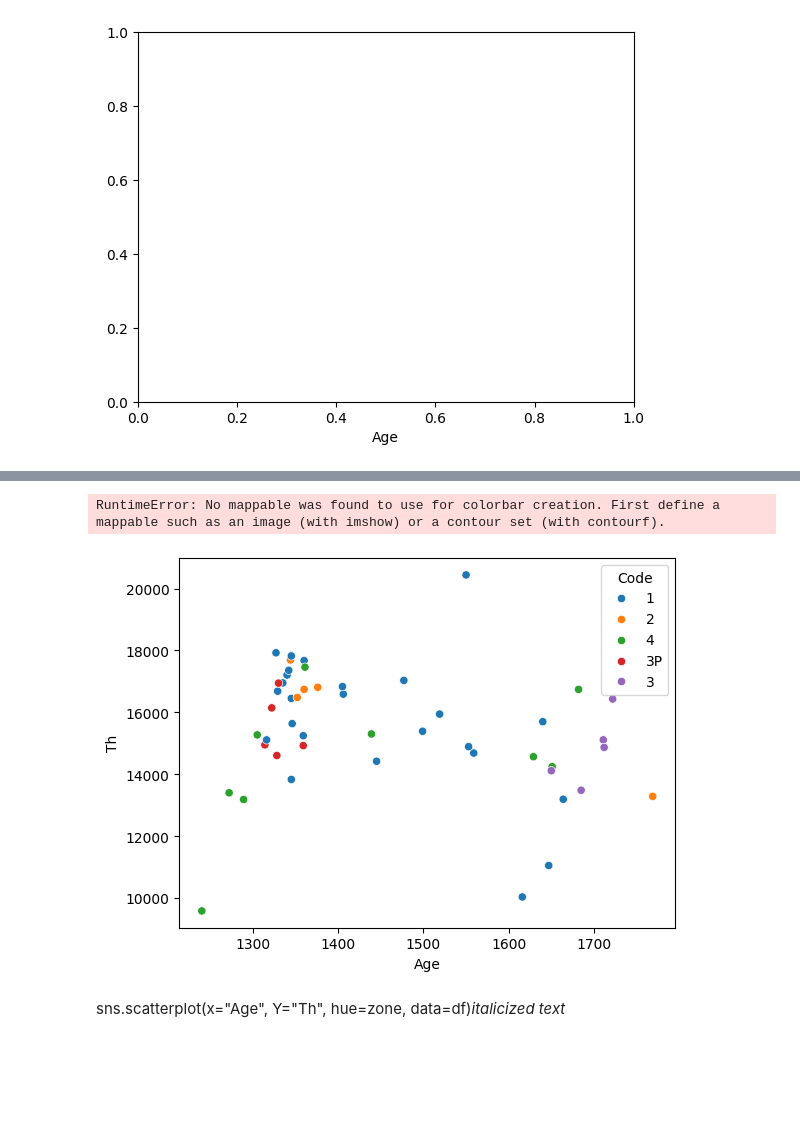
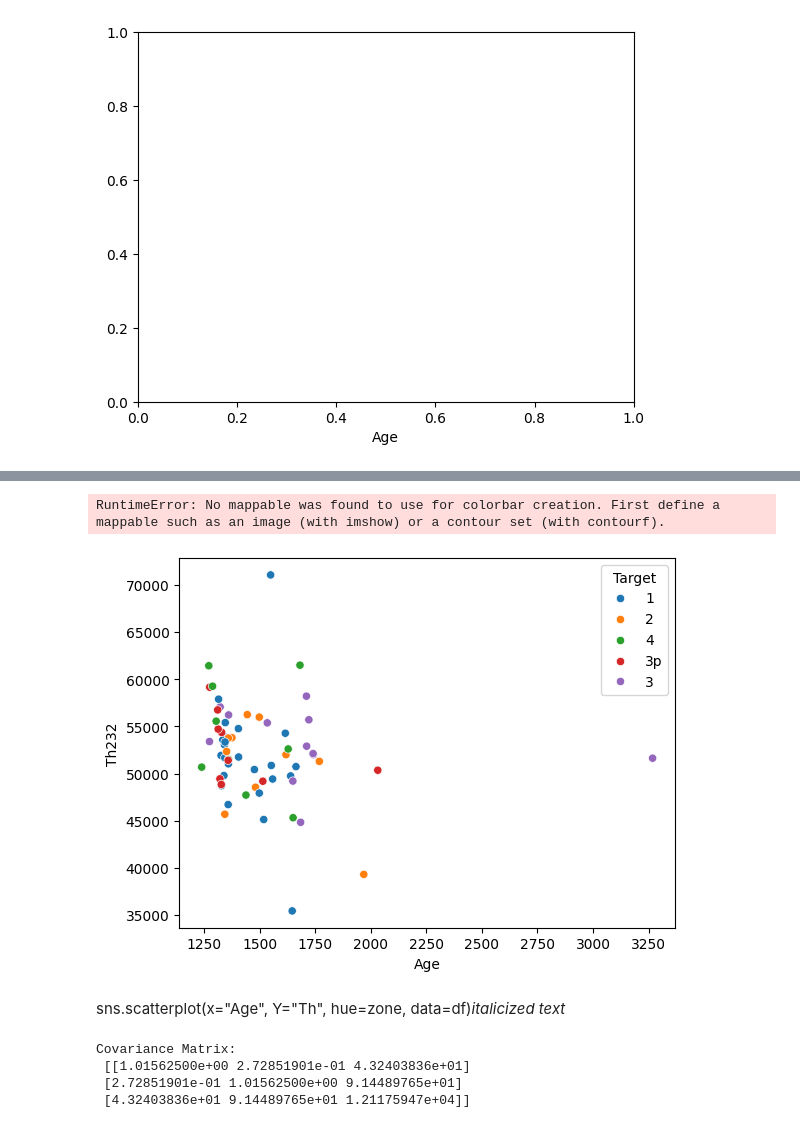
Before and after one commit to Neersha/Machine-learning, a Jupyter notebook: Monazite_Machine_Learning_python.ipynb, the cells around one changed output, grey strips where cells are left out. Drawn from its saved outputs; the diff is of its cells as text; code cells hidden in the pictures; blank space fills up the shorter version.

```diff
--- a/Monazite_Machine_Learning_python.ipynb
+++ b/Monazite_Machine_Learning_python.ipynb
@@ -1273,6 +1273,6 @@ import pandas as pd
 import matplotlib.pyplot as plt
 import seaborn as sns
 # %%
-df1=pd.read_excel("sciadv.abm2689_data_s1.xlsx")
+df1=pd.read_excel("PCA.xlsx")
 df1.head()
 # %% [output]
@@ -1480,8 +1459,8 @@ sns.scatterplot(x="Age", y="Th", hue="Zone type", data=df)
 # %%
-sns.scatterplot(x="Age", y="Th", hue="Code", data=df)
+sns.scatterplot(x="Age", y="Th232", hue="Target", data=df1)
 plt.colorbar()
 # %% [output]
 RuntimeError: No mappable was found to use for colorbar creation. First define a mappable such as an image (with imshow) or a contour set (with contourf).
-[figure, old version]
+[figure, new version]
 # %% [markdown]
 sns.scatterplot(x="Age", Y="Th", hue=zone, data=df)*italicized text*
@@ -1487,0 +1474,8 @@ sns.scatterplot(x="Age", Y="Th", hue=zone, data=df)*italicized text*
+# %%
+covariance_matrix = np.cov([df1.iloc[:,1],df1.iloc[:,2],df1.iloc[:,3]])
+print('Covariance Matrix:\n', covariance_matrix)
+# %% [output]
+Covariance Matrix:
+ [[1.01562500e+00 2.72851901e-01 4.32403836e+01]
+ [2.72851901e-01 1.01562500e+00 9.14489765e+01]
+ [4.32403836e+01 9.14489765e+01 1.21175947e+04]]
```
Also changed, not shown: parts of 20 cells of this notebook.
